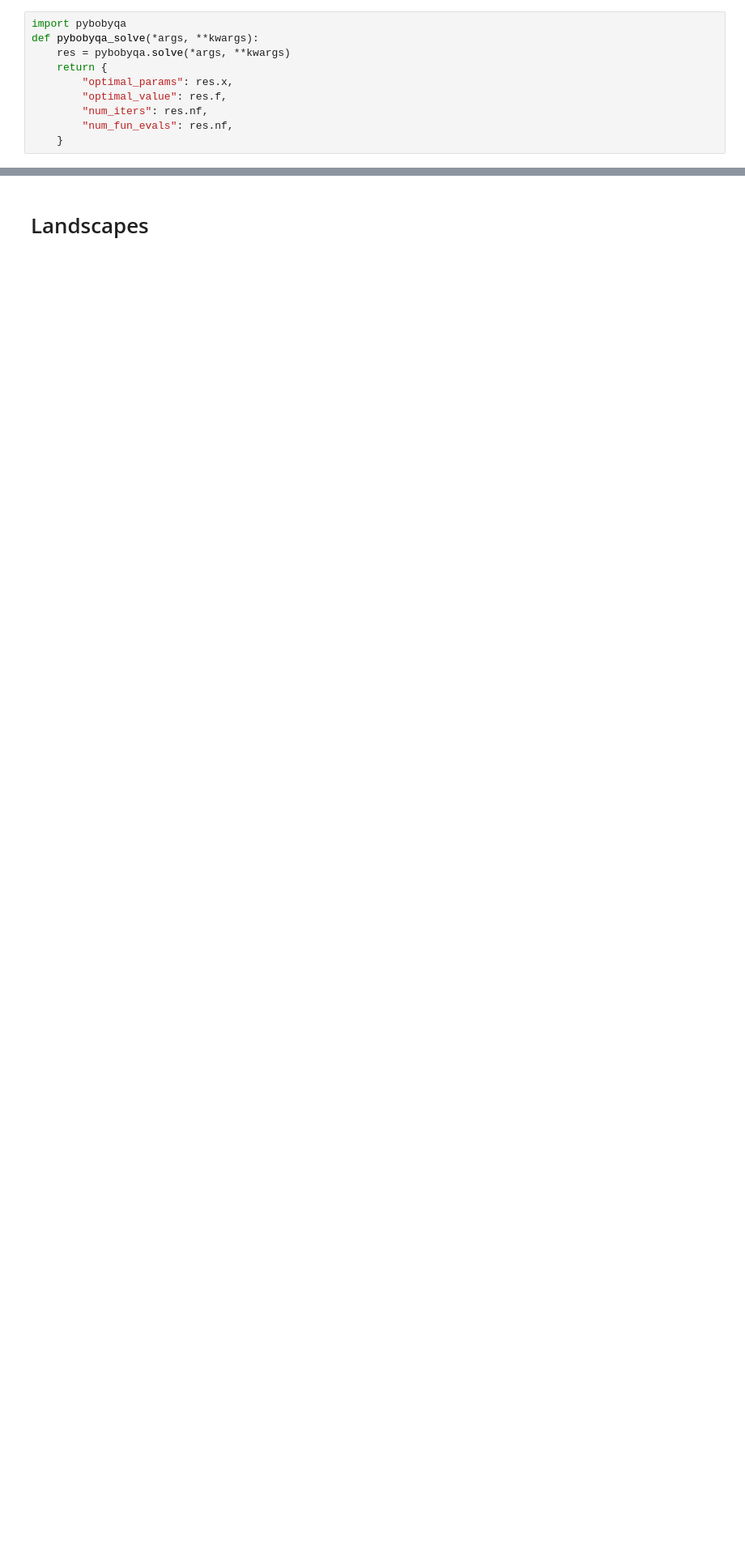
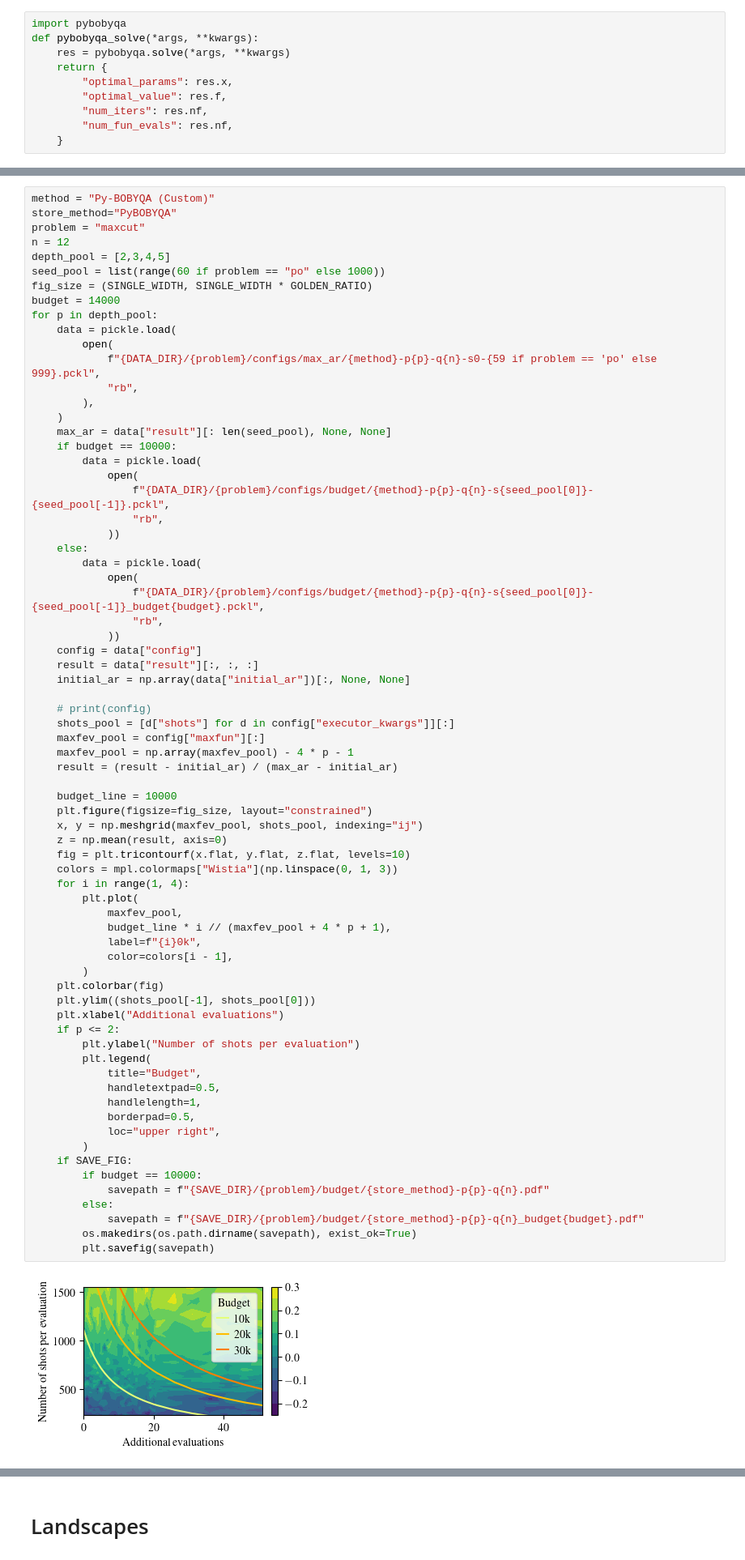
Before and after one commit to jpmorganchase/End-to-End_Protocol_for_High-Quality_QAOA_Parameters, a Jupyter notebook: reproduce_figures/reproduce_figures.ipynb, the cells around one changed output, grey strips where cells are left out. Shown: that part at 81% size. Cells and saved outputs as stored; diff of their text form; blank space fills up the shorter version.

Commit message:
update pybobyqa data

```diff
--- a/reproduce_figures/reproduce_figures.ipynb
+++ b/reproduce_figures/reproduce_figures.ipynb
@@ -261,0 +223,73 @@ for p in depth_pool:
+# %%
+method = "Py-BOBYQA (Custom)"
+store_method="PyBOBYQA"
+problem = "maxcut"
+n = 12
+depth_pool = [2,3,4,5]
+seed_pool = list(range(60 if problem == "po" else 1000))
+fig_size = (SINGLE_WIDTH, SINGLE_WIDTH * GOLDEN_RATIO)
+budget = 14000
+for p in depth_pool:
+    data = pickle.load(
+        open(
+            f"{DATA_DIR}/{problem}/configs/max_ar/{method}-p{p}-q{n}-s0-{59 if problem == 'po' else 999}.pckl",
+            "rb",
+        ),
+    )
+    max_ar = data["result"][: len(seed_pool), None, None]
+    if budget == 10000:
+        data = pickle.load(
+            open(
+                f"{DATA_DIR}/{problem}/configs/budget/{method}-p{p}-q{n}-s{seed_pool[0]}-{seed_pool[-1]}.pckl",
+                "rb",
+            ))
+    else:
+        data = pickle.load(
+            open(
+                f"{DATA_DIR}/{problem}/configs/budget/{method}-p{p}-q{n}-s{seed_pool[0]}-{seed_pool[-1]}_budget{budget}.pckl",
+                "rb",
+            ))
+    config = data["config"]
+    result = data["result"][:, :, :]
+    initial_ar = np.array(data["initial_ar"])[:, None, None]
+
+    # print(config)
+    shots_pool = [d["shots"] for d in config["executor_kwargs"]][:]
+    maxfev_pool = config["maxfun"][:]
+    maxfev_pool = np.array(maxfev_pool) - 4 * p - 1
+    result = (result - initial_ar) / (max_ar - initial_ar)
+
+    budget_line = 10000
+    plt.figure(figsize=fig_size, layout="constrained")
+    x, y = np.meshgrid(maxfev_pool, shots_pool, indexing="ij")
+    z = np.mean(result, axis=0)
+    fig = plt.tricontourf(x.flat, y.flat, z.flat, levels=10)
+    colors = mpl.colormaps["Wistia"](np.linspace(0, 1, 3))
+    for i in range(1, 4):
+        plt.plot(
+            maxfev_pool,
+            budget_line * i // (maxfev_pool + 4 * p + 1),
+            label=f"{i}0k",
+            color=colors[i - 1],
+        )
+    plt.colorbar(fig)
+    plt.ylim((shots_pool[-1], shots_pool[0]))
+    plt.xlabel("Additional evaluations")
+    if p <= 2:
+        plt.ylabel("Number of shots per evaluation")
+        plt.legend(
+            title="Budget",
+            handletextpad=0.5,
+            handlelength=1,
+            borderpad=0.5,
+            loc="upper right",
+        )
+    if SAVE_FIG:
+        if budget == 10000:
+            savepath = f"{SAVE_DIR}/{problem}/budget/{store_method}-p{p}-q{n}.pdf"
+        else:
+            savepath = f"{SAVE_DIR}/{problem}/budget/{store_method}-p{p}-q{n}_budget{budget}.pdf"
+        os.makedirs(os.path.dirname(savepath), exist_ok=True)
+        plt.savefig(savepath)
+# %% [output]
+[figure, added]
```
Also changed, not shown: parts of 2 cells of this notebook, 18 other files.
